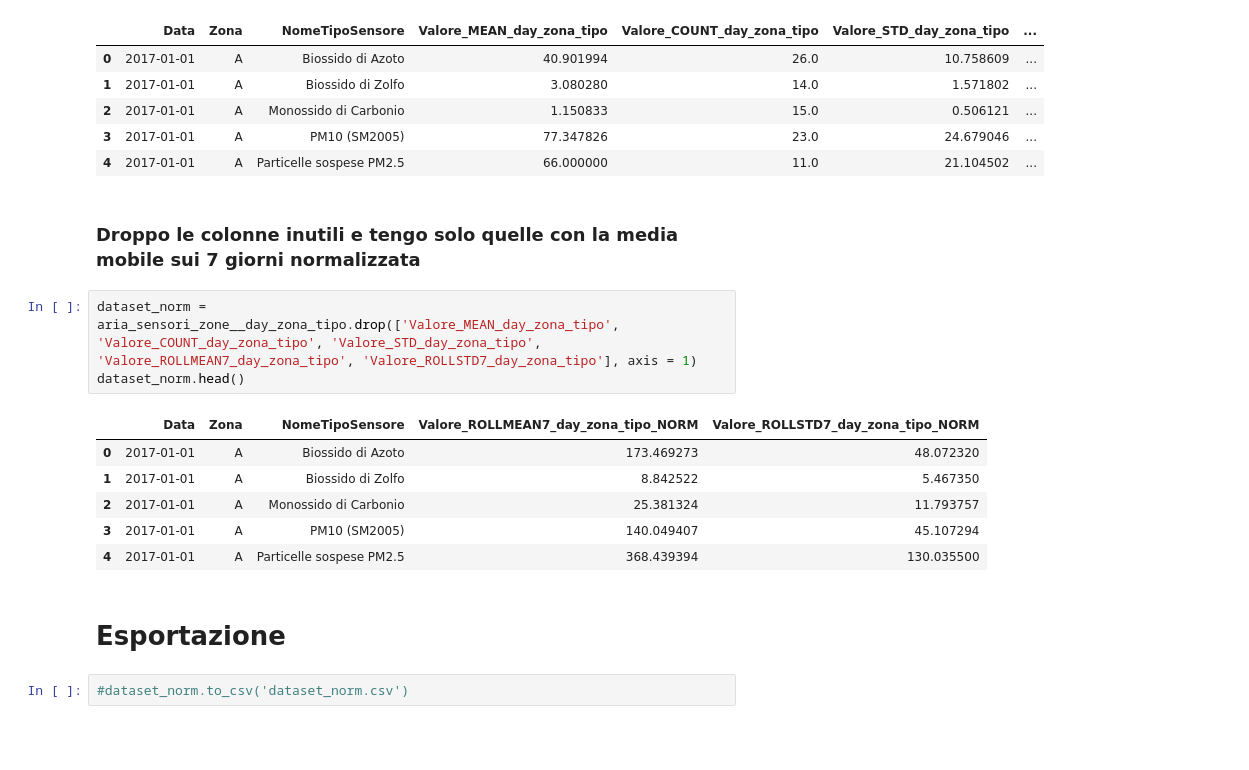
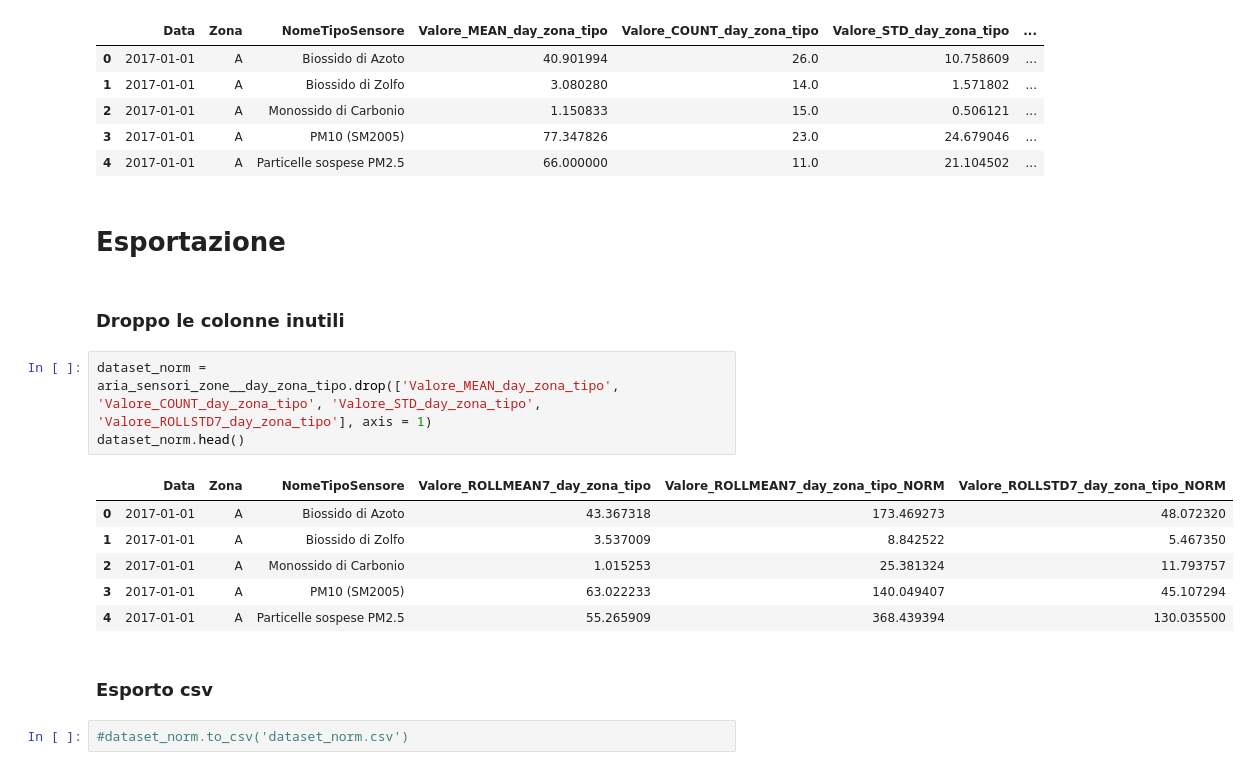
Before and after one commit to giocoal/air-quality-milano-interactive-data-visualization-tableau, a Jupyter notebook: Data_Visualization_project_21_22.ipynb, the cells around one changed output. Saved outputs shown, nothing was run; the diff lists cells and outputs as text; blank space fills up the shorter version.

Commit message:
cosettine in esportazione

```diff
--- a/Data_Visualization_project_21_22.ipynb
+++ b/Data_Visualization_project_21_22.ipynb
@@ -1067,19 +1067,21 @@ aria_sensori_zone__day_zona_tipo.head()
 | 2 | 2017-01-01 | A | Monossido di Carbonio | 1.150833 | 15.0 | 0.506121 | ... |
 | 3 | 2017-01-01 | A | PM10 (SM2005) | 77.347826 | 23.0 | 24.679046 | ... |
 | 4 | 2017-01-01 | A | Particelle sospese PM2.5 | 66.000000 | 11.0 | 21.104502 | ... |
+# %% [markdown]
+# Esportazione
 # %% [markdown]
-### Droppo le colonne inutili e tengo solo quelle con la media mobile sui 7 giorni normalizzata
+### Droppo le colonne inutili
 # %%
-dataset_norm = aria_sensori_zone__day_zona_tipo.drop(['Valore_MEAN_day_zona_tipo', 'Valore_COUNT_day_zona_tipo', 'Valore_STD_day_zona_tipo', 'Valore_ROLLMEAN7_day_zona_tipo', 'Valore_ROLLSTD7_day_zona_tipo'], axis = 1)
+dataset_norm = aria_sensori_zone__day_zona_tipo.drop(['Valore_MEAN_day_zona_tipo', 'Valore_COUNT_day_zona_tipo', 'Valore_STD_day_zona_tipo', 'Valore_ROLLSTD7_day_zona_tipo'], axis = 1)
 dataset_norm.head()
 # %% [output]
-|  | Data | Zona | NomeTipoSensore | Valore_ROLLMEAN7_day_zona_tipo_NORM | Valore_ROLLSTD7_day_zona_tipo_NORM |
-| 0 | 2017-01-01 | A | Biossido di Azoto | 173.469273 | 48.072320 |
-| 1 | 2017-01-01 | A | Biossido di Zolfo | 8.842522 | 5.467350 |
-| 2 | 2017-01-01 | A | Monossido di Carbonio | 25.381324 | 11.793757 |
-| 3 | 2017-01-01 | A | PM10 (SM2005) | 140.049407 | 45.107294 |
-| 4 | 2017-01-01 | A | Particelle sospese PM2.5 | 368.439394 | 130.035500 |
+|  | Data | Zona | NomeTipoSensore | Valore_ROLLMEAN7_day_zona_tipo | Valore_ROLLMEAN7_day_zona_tipo_NORM | Valore_ROLLSTD7_day_zona_tipo_NORM |
+| 0 | 2017-01-01 | A | Biossido di Azoto | 43.367318 | 173.469273 | 48.072320 |
+| 1 | 2017-01-01 | A | Biossido di Zolfo | 3.537009 | 8.842522 | 5.467350 |
+| 2 | 2017-01-01 | A | Monossido di Carbonio | 1.015253 | 25.381324 | 11.793757 |
+| 3 | 2017-01-01 | A | PM10 (SM2005) | 63.022233 | 140.049407 | 45.107294 |
+| 4 | 2017-01-01 | A | Particelle sospese PM2.5 | 55.265909 | 368.439394 | 130.035500 |
-# %% [markdown]
-# Esportazione
+# %% [markdown]
+### Esporto csv
 # %%
 #dataset_norm.to_csv('dataset_norm.csv')
```
Also changed, not shown: parts of 2 cells of this notebook, 2 other files.
